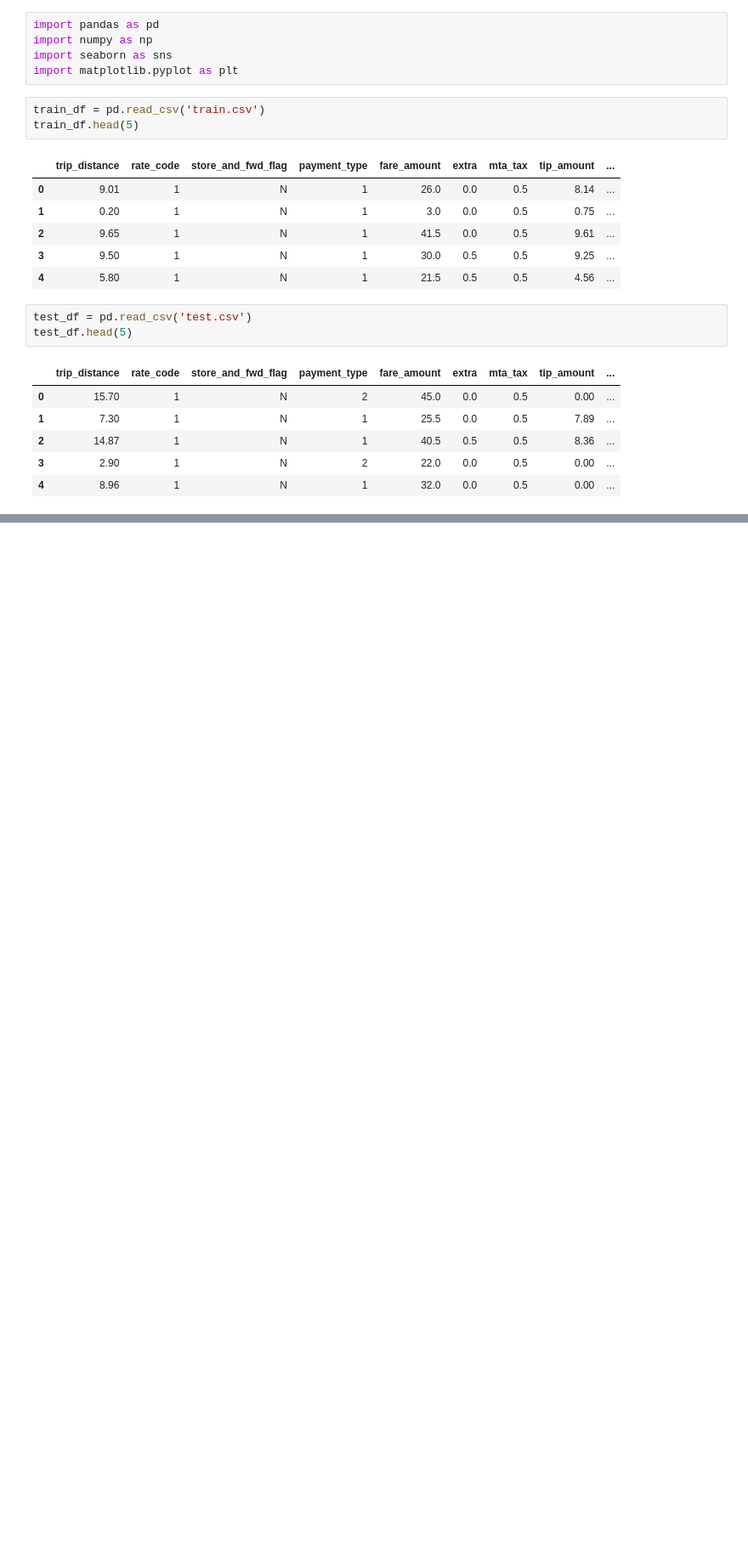
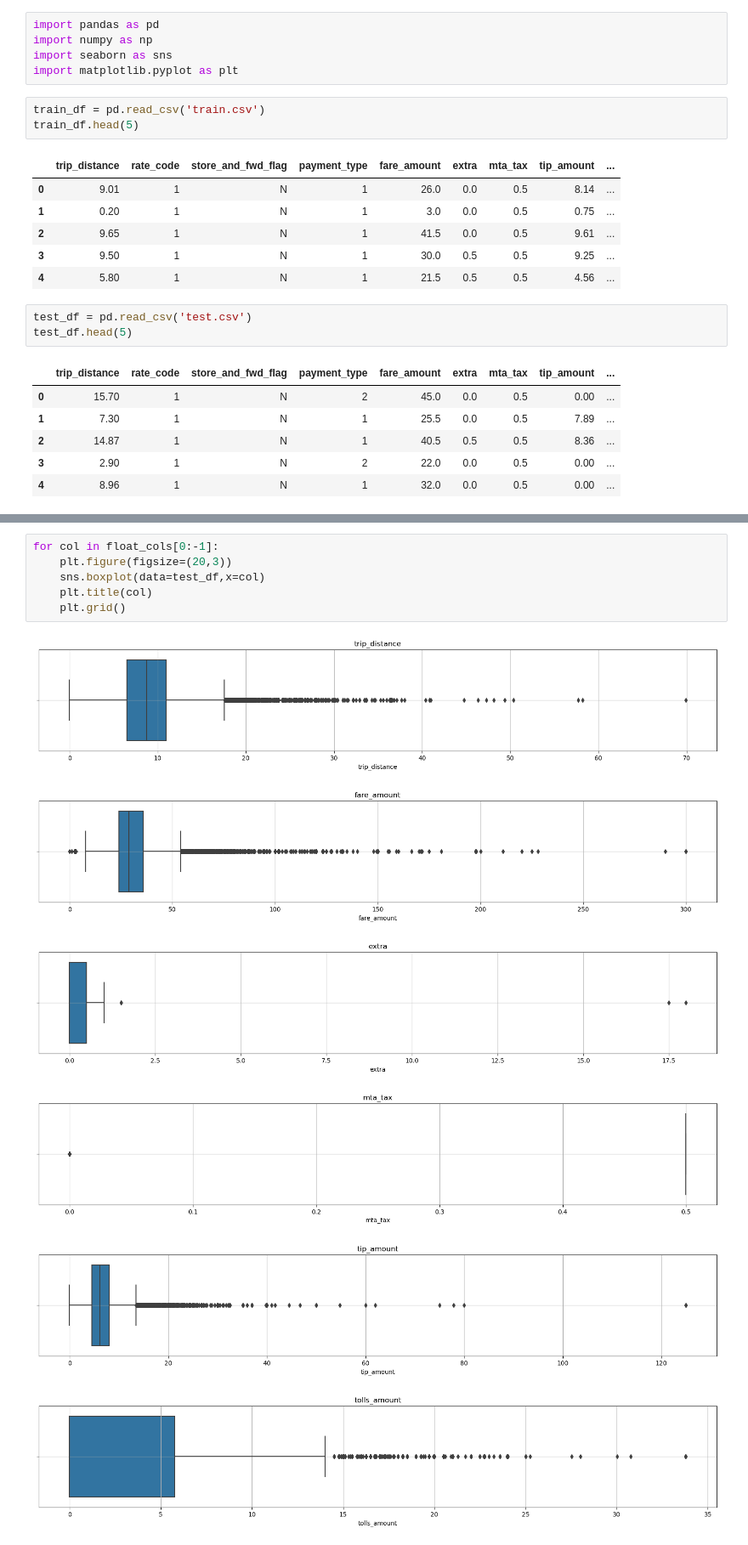
Before and after one commit to Marcos-Verdi/DA_Reg_NYCTaxiData, a Jupyter notebook: nyc_taxi_analysis.ipynb, the cells around one changed output, grey strips where cells are left out. Shown at 85% size. Cells and saved outputs as stored; diff of their text form; blank space fills up the shorter version.

```diff
--- a/nyc_taxi_analysis.ipynb
+++ b/nyc_taxi_analysis.ipynb
@@ -25,0 +181,13 @@ test_df.head(5)
+# %%
+for col in float_cols[0:-1]:
+    plt.figure(figsize=(20,3))
+    sns.boxplot(data=test_df,x=col)
+    plt.title(col)
+    plt.grid()
+# %% [output]
+[figure, added]
+[figure, added]
+[figure, added]
+[figure, added]
+[figure, added]
+[figure, added]
```
Also changed, not shown: parts of 22 cells of this notebook.
